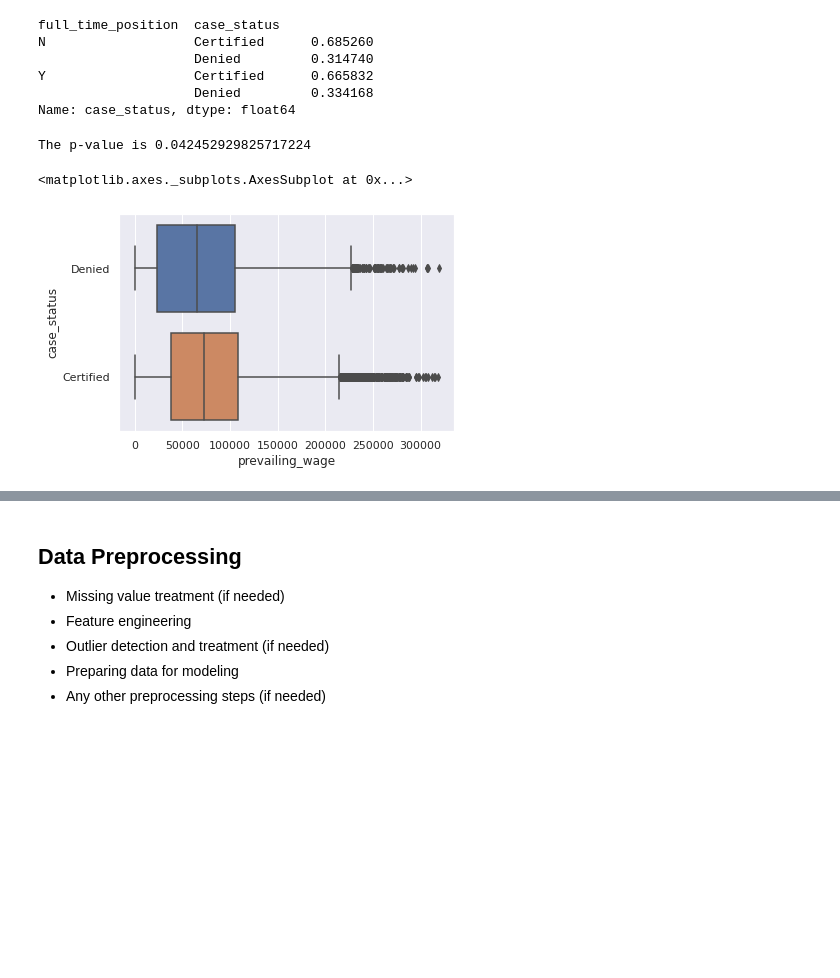
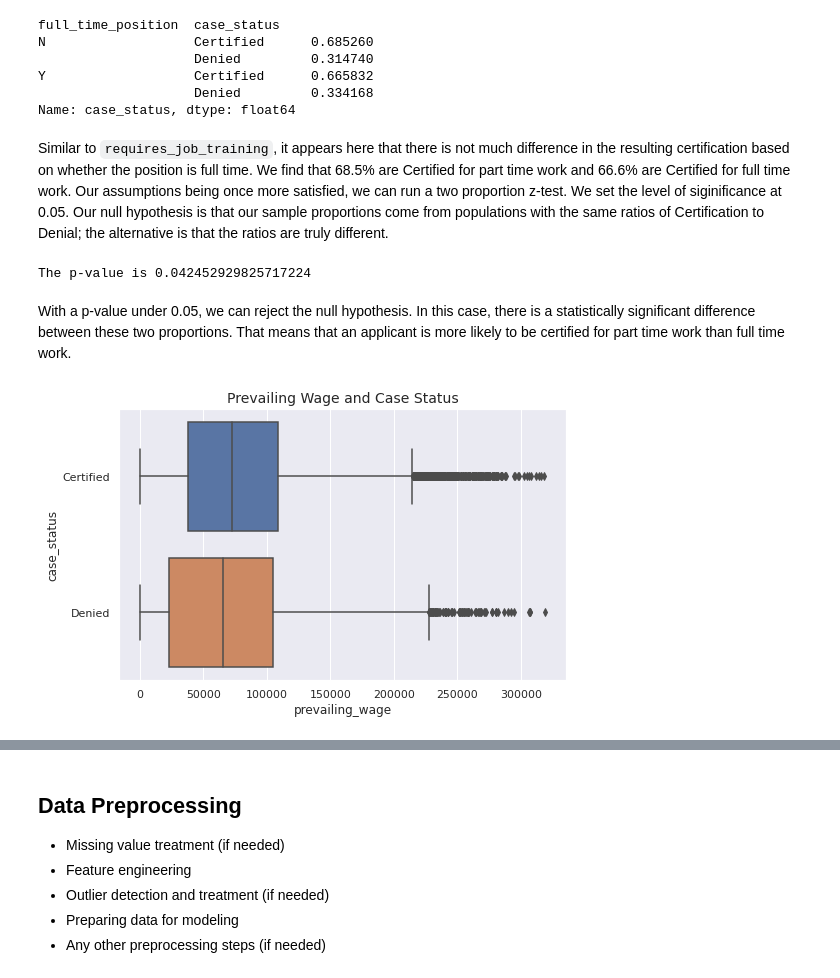
Before and after one commit to hhboorstein/ds_portfolio, a Jupyter notebook: DSBA_Ensemble.ipynb, the cells around one changed output, grey strips where cells are left out. Drawn from its saved outputs; the diff is of its cells as text; code cells hidden in the pictures; blank space fills up the shorter version.

````diff
--- a/DSBA_Ensemble.ipynb
+++ b/DSBA_Ensemble.ipynb
@@ -529,12 +538,19 @@ N                   Certified      0.685260
 Y                   Certified      0.665832
                     Denied         0.334168
 Name: case_status, dtype: float64
+# %% [markdown]
+Similar to ```requires_job_training```, it appears here that there is not much difference in the resulting certification based on whether the position is full time. We find that 68.5% are Certified for part time work and 66.6% are Certified for full time work. Our assumptions being once more satisfied, we can run a two proportion z-test. We set the level of siginificance at 0.05. Our null hypothesis is that our sample proportions come from populations with the same ratios of Certification to Denial; the alternative is that the ratios are truly different.
 # %%
 cert_ztest('full_time_position')
 # %% [output]
 The p-value is 0.042452929825717224
+# %% [markdown]
+With a p-value under 0.05, we can reject the null hypothesis. In this case, there is a statistically significant difference between these two proportions. That means that an applicant is more likely to be certified for part time work than full time work.
 # %%
-sns.boxplot(data=visa,x='prevailing_wage',y='case_status')
+plott()
+plt.title('Prevailing Wage and Case Status',fontsize=14)
+sns.boxplot(data=visa,x='prevailing_wage',
+            y='case_status',
+            order=['Certified','Denied']);
 # %% [output]
-<matplotlib.axes._subplots.AxesSubplot at 0x...>
-[figure, old version]
+[figure, new version]
````
Also changed, not shown: parts of 63 cells of this notebook.
